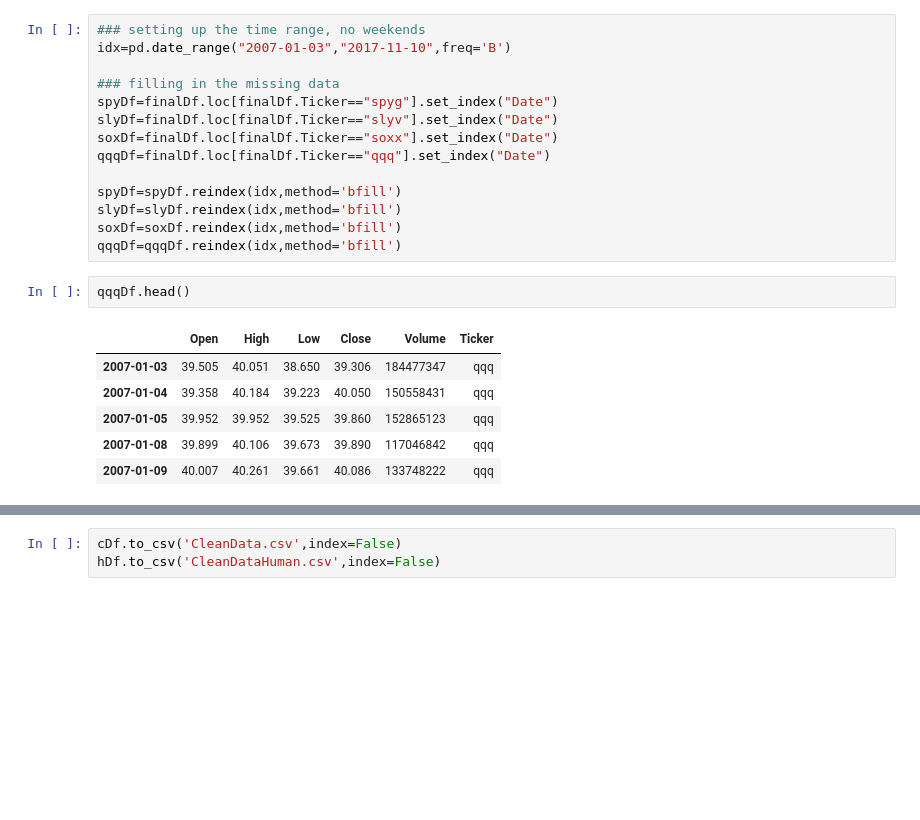
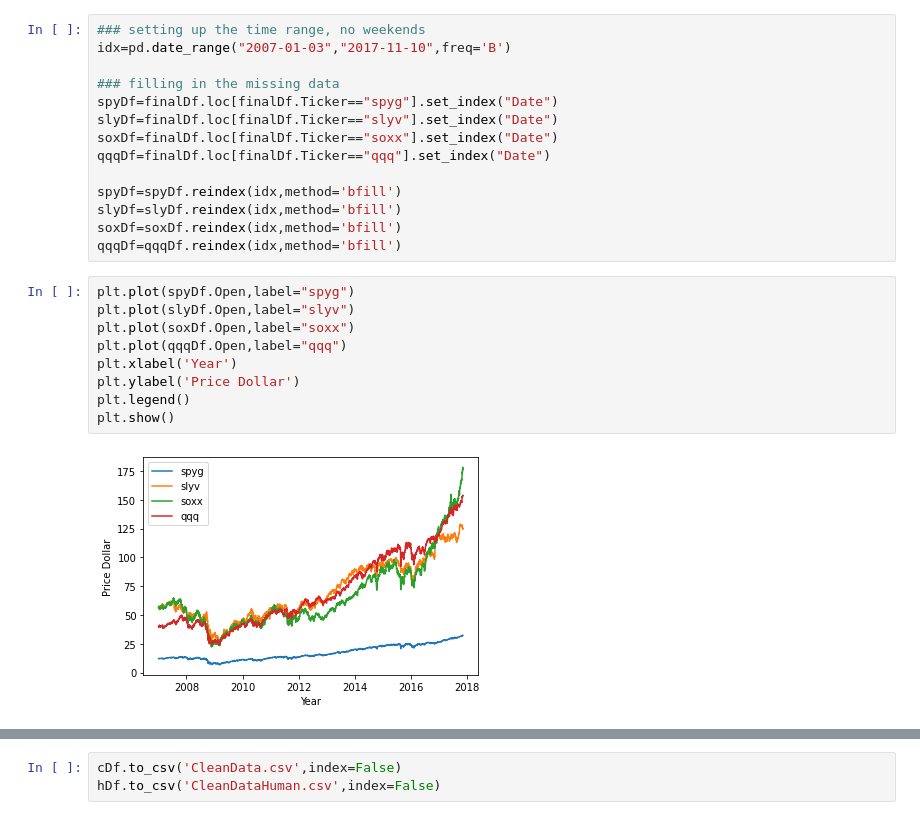
Before and after one commit to B-Rad80/ML_Stock_Predictions, a Jupyter notebook: Cleaning.ipynb, the cells around one changed output, grey strips where cells are left out. Drawn from its saved outputs; the diff is of its cells as text; blank space fills up the shorter version.

```diff
--- a/Cleaning.ipynb
+++ b/Cleaning.ipynb
@@ -101,12 +233,14 @@ spyDf=spyDf.reindex(idx,method='bfill')
 slyDf=slyDf.reindex(idx,method='bfill')
 soxDf=soxDf.reindex(idx,method='bfill')
 qqqDf=qqqDf.reindex(idx,method='bfill')
-# %%
-qqqDf.head()
-# %% [output]
-|  | Open | High | Low | Close | Volume | Ticker |
-| 2007-01-03 | 39.505 | 40.051 | 38.650 | 39.306 | 184477347 | qqq |
-| 2007-01-04 | 39.358 | 40.184 | 39.223 | 40.050 | 150558431 | qqq |
-| 2007-01-05 | 39.952 | 39.952 | 39.525 | 39.860 | 152865123 | qqq |
-| 2007-01-08 | 39.899 | 40.106 | 39.673 | 39.890 | 117046842 | qqq |
-| 2007-01-09 | 40.007 | 40.261 | 39.661 | 40.086 | 133748222 | qqq |
+# %%
+plt.plot(spyDf.Open,label="spyg")
+plt.plot(slyDf.Open,label="slyv")
+plt.plot(soxDf.Open,label="soxx")
+plt.plot(qqqDf.Open,label="qqq")
+plt.xlabel('Year')
+plt.ylabel('Price Dollar')
+plt.legend()
+plt.show()
+# %% [output]
+[figure, added]
```
Also changed, not shown: parts of 26 cells of this notebook.
